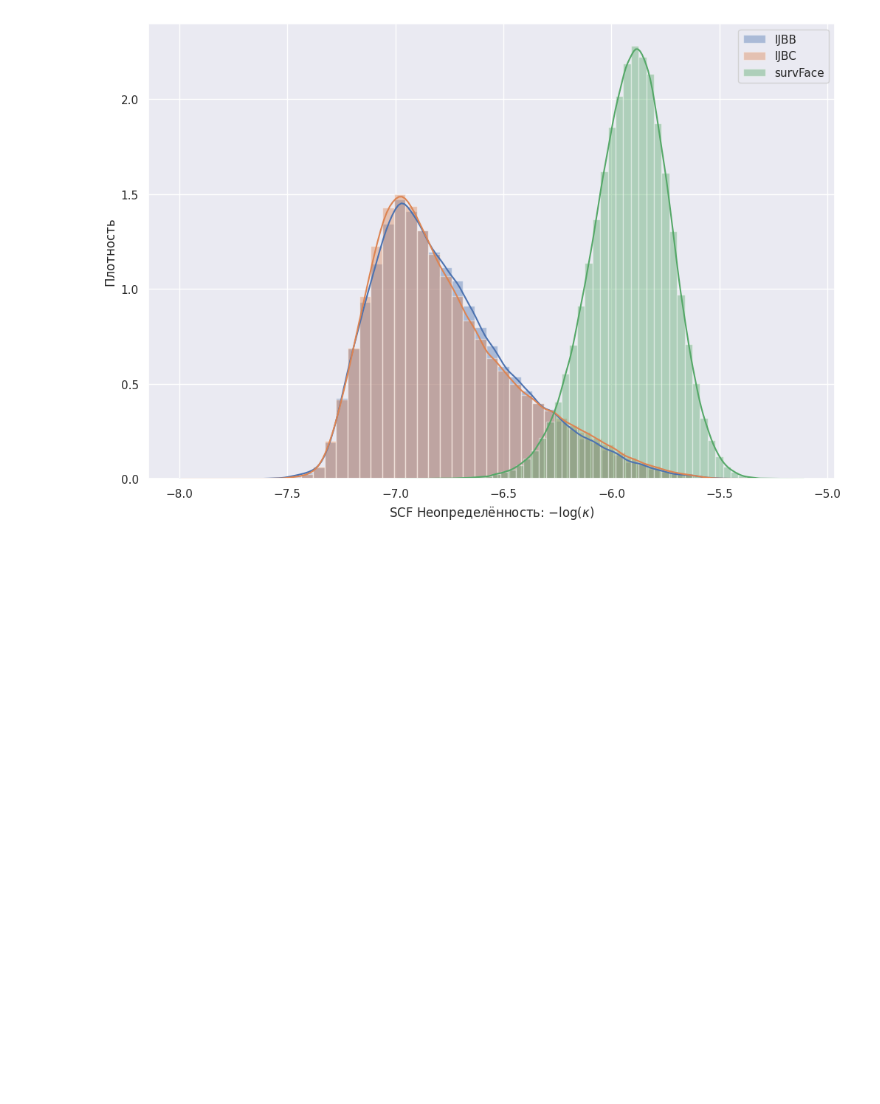
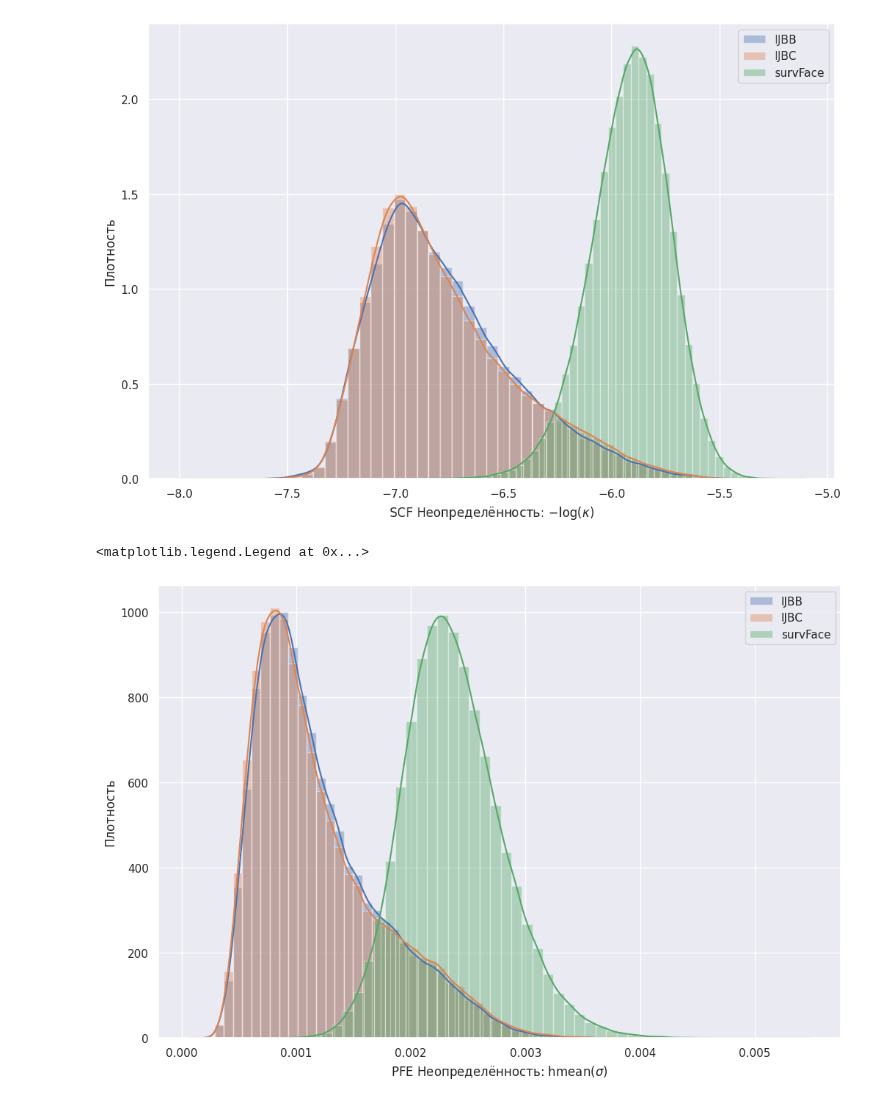
Before and after one commit to vanekek/face_ue, a Jupyter notebook: sandbox/dataset_uncertainty_distr.ipynb, the cells around one changed output. Drawn from its saved outputs; the diff is of its cells as text; code cells hidden in the pictures; blank space fills up the shorter version.

```diff
--- a/sandbox/dataset_uncertainty_distr.ipynb
+++ b/sandbox/dataset_uncertainty_distr.ipynb
@@ -56,18 +32,25 @@ plt.legend()
 <matplotlib.legend.Legend at 0x...>
 [figure]
 # %%
+import scipy
 sns.set_theme()
 plt.figure(figsize=(12, 8))
 for dataset_name in dataset_to_path.keys():
     unc = np.load(Path(dataset_to_path[dataset_name]) / 'embeddings'/ f'pfe_embs_{dataset_name}.npz')['unc']
+    sigma_sq = np.exp(unc)
+    unc_proc = scipy.stats.hmean(sigma_sq, axis=1, keepdims=True)
     sns.distplot(
-        -unc[:,0],
+        unc_proc,
         kde=True,
         norm_hist=True,
         hist=True,
         label=dataset_name,
     )
-    plt.ylabel(f"Плотность")
-    plt.xlabel(f"PFE Неопределённость: $-\log (\kappa)$")
+s  = "$(\sigma)$"
+plt.ylabel(f"Плотность")
+plt.xlabel(f"PFE Неопределённость: hmean{s}")
 
 plt.legend()
+# %% [output]
+<matplotlib.legend.Legend at 0x...>
+[figure, added]
```
Also changed, not shown: parts of 2 cells of this notebook, 5 other files.
